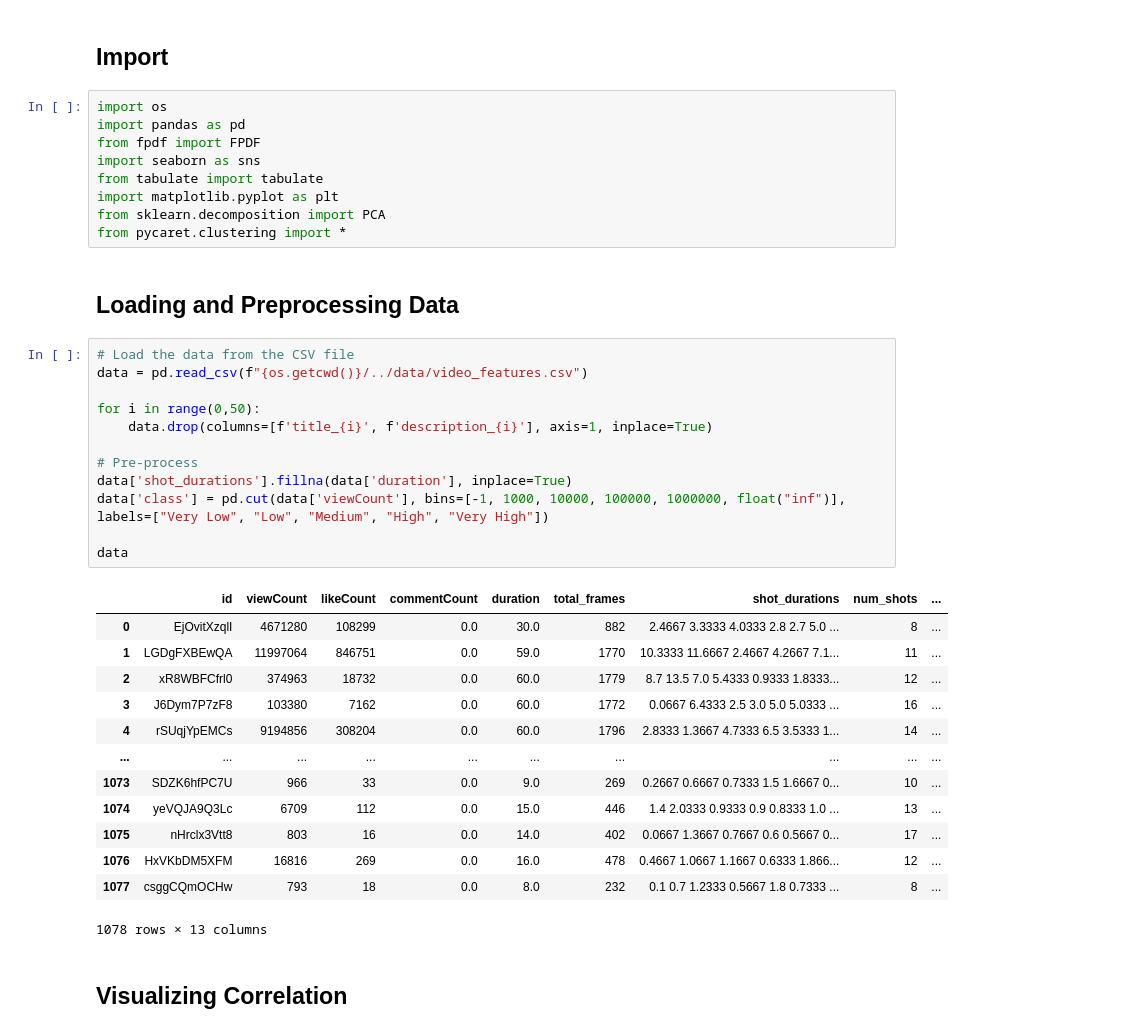
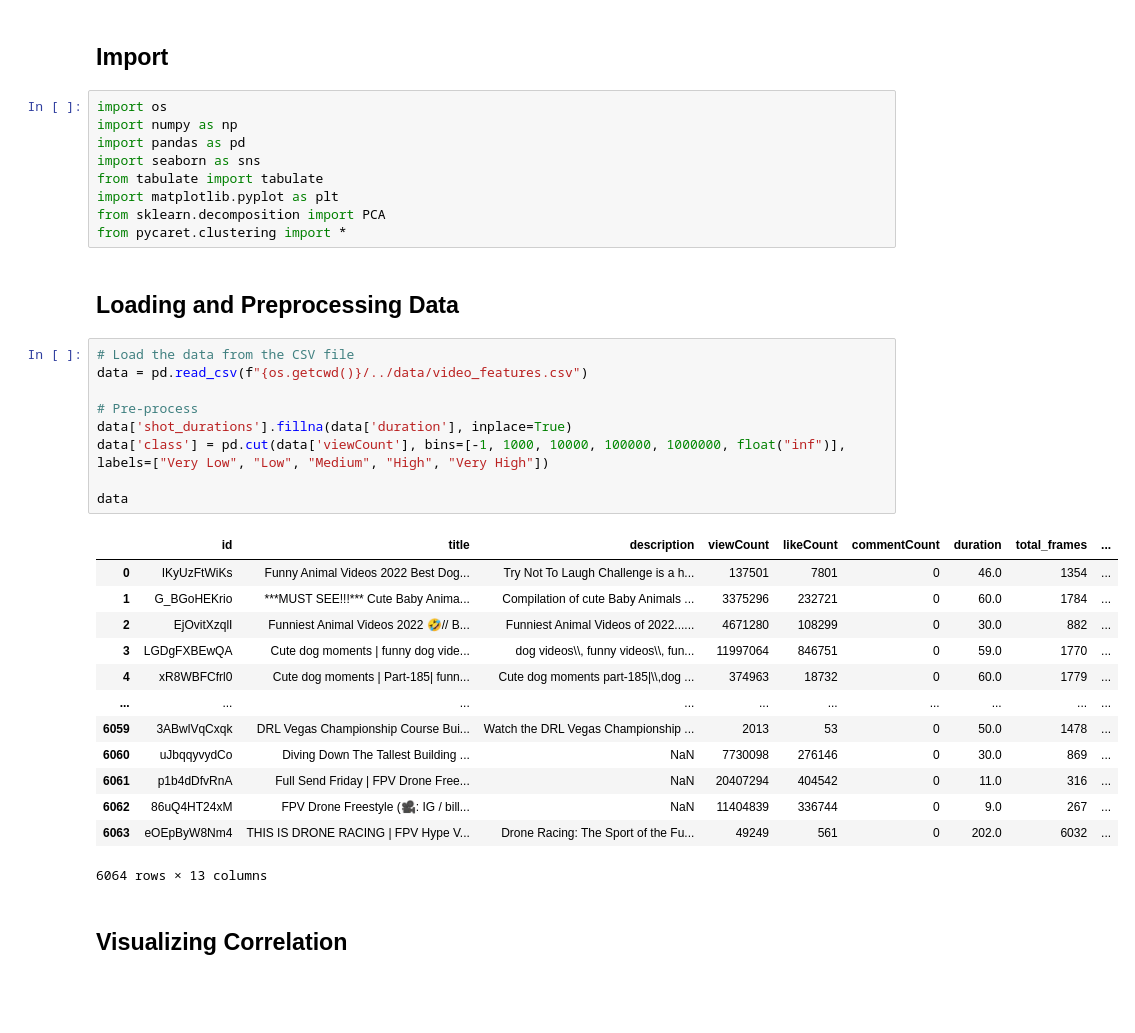
Before and after one commit to raulduk3/video-editing-trends, a Jupyter notebook: notebooks/exploratory_analysis.ipynb, the cells around one changed output. Saved outputs shown, nothing was run; the diff lists cells and outputs as text; blank space fills up the shorter version.

```diff
--- a/notebooks/exploratory_analysis.ipynb
+++ b/notebooks/exploratory_analysis.ipynb
@@ -2,8 +2,8 @@
 ## Import
 # %%
 import os
+import numpy as np
 import pandas as pd
-from fpdf import FPDF
 import seaborn as sns
 from tabulate import tabulate
 import matplotlib.pyplot as plt
@@ -14,28 +14,25 @@ from pycaret.clustering import *
 # %%
 # Load the data from the CSV file
 data = pd.read_csv(f"{os.getcwd()}/../data/video_features.csv")
-
-for i in range(0,50):
-    data.drop(columns=[f'title_{i}', f'description_{i}'], axis=1, inplace=True)
 
 # Pre-process
 data['shot_durations'].fillna(data['duration'], inplace=True)
 data['class'] = pd.cut(data['viewCount'], bins=[-1, 1000, 10000, 100000, 1000000, float("inf")], labels=["Very Low", "Low", "Medium", "High", "Very High"])
 
 data
 # %% [output]
-|  | id | viewCount | likeCount | commentCount | duration | total_frames | shot_durations | num_shots | ... |
-| 0 | EjOvitXzqlI | 4671280 | 108299 | 0.0 | 30.0 | 882 | 2.4667 3.3333 4.0333 2.8 2.7 5.0 ... | 8 | ... |
-| 1 | LGDgFXBEwQA | 11997064 | 846751 | 0.0 | 59.0 | 1770 | 10.3333 11.6667 2.4667 4.2667 7.1... | 11 | ... |
-| 2 | xR8WBFCfrl0 | 374963 | 18732 | 0.0 | 60.0 | 1779 | 8.7 13.5 7.0 5.4333 0.9333 1.8333... | 12 | ... |
-| 3 | J6Dym7P7zF8 | 103380 | 7162 | 0.0 | 60.0 | 1772 | 0.0667 6.4333 2.5 3.0 5.0 5.0333 ... | 16 | ... |
-| 4 | rSUqjYpEMCs | 9194856 | 308204 | 0.0 | 60.0 | 1796 | 2.8333 1.3667 4.7333 6.5 3.5333 1... | 14 | ... |
+|  | id | title | description | viewCount | likeCount | commentCount | duration | total_frames | ... |
+| 0 | IKyUzFtWiKs | Funny Animal Videos 2022 Best Dog... | Try Not To Laugh Challenge is a h... | 137501 | 7801 | 0 | 46.0 | 1354 | ... |
+| 1 | G_BGoHEKrio | ***MUST SEE!!!*** Cute Baby Anima... | Compilation of cute Baby Animals ... | 3375296 | 232721 | 0 | 60.0 | 1784 | ... |
+| 2 | EjOvitXzqlI | Funniest Animal Videos 2022 🤣// B... | Funniest Animal Videos of 2022...... | 4671280 | 108299 | 0 | 30.0 | 882 | ... |
+| 3 | LGDgFXBEwQA | Cute dog moments | funny dog vide... | dog videos\\, funny videos\\, fun... | 11997064 | 846751 | 0 | 59.0 | 1770 | ... |
+| 4 | xR8WBFCfrl0 | Cute dog moments | Part-185| funn... | Cute dog moments part-185|\\,dog ... | 374963 | 18732 | 0 | 60.0 | 1779 | ... |
 | ... | ... | ... | ... | ... | ... | ... | ... | ... | ... |
-| 1073 | SDZK6hfPC7U | 966 | 33 | 0.0 | 9.0 | 269 | 0.2667 0.6667 0.7333 1.5 1.6667 0... | 10 | ... |
-| 1074 | yeVQJA9Q3Lc | 6709 | 112 | 0.0 | 15.0 | 446 | 1.4 2.0333 0.9333 0.9 0.8333 1.0 ... | 13 | ... |
-| 1075 | nHrclx3Vtt8 | 803 | 16 | 0.0 | 14.0 | 402 | 0.0667 1.3667 0.7667 0.6 0.5667 0... | 17 | ... |
-| 1076 | HxVKbDM5XFM | 16816 | 269 | 0.0 | 16.0 | 478 | 0.4667 1.0667 1.1667 0.6333 1.866... | 12 | ... |
-| 1077 | csggCQmOCHw | 793 | 18 | 0.0 | 8.0 | 232 | 0.1 0.7 1.2333 0.5667 1.8 0.7333 ... | 8 | ... |
+| 6059 | 3ABwlVqCxqk | DRL Vegas Championship Course Bui... | Watch the DRL Vegas Championship ... | 2013 | 53 | 0 | 50.0 | 1478 | ... |
+| 6060 | uJbqqyvydCo | Diving Down The Tallest Building ... | NaN | 7730098 | 276146 | 0 | 30.0 | 869 | ... |
+| 6061 | p1b4dDfvRnA | Full Send Friday | FPV Drone Free... | NaN | 20407294 | 404542 | 0 | 11.0 | 316 | ... |
+| 6062 | 86uQ4HT24xM | FPV Drone Freestyle (🎥: IG / bill... | NaN | 11404839 | 336744 | 0 | 9.0 | 267 | ... |
+| 6063 | eOEpByW8Nm4 | THIS IS DRONE RACING | FPV Hype V... | Drone Racing: The Sport of the Fu... | 49249 | 561 | 0 | 202.0 | 6032 | ... |
-1078 rows × 13 columns
+6064 rows × 13 columns
 # %% [markdown]
 ## Visualizing Correlation
```
Also changed, not shown: parts of 5 cells of this notebook, 6 other files.
